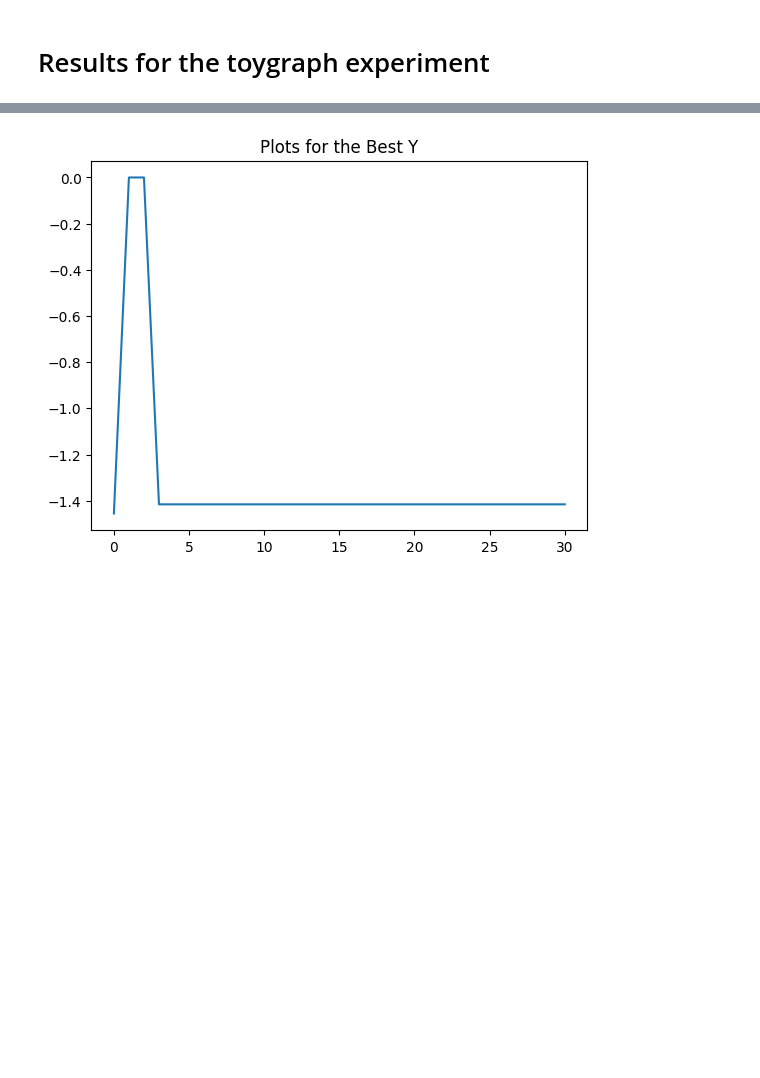
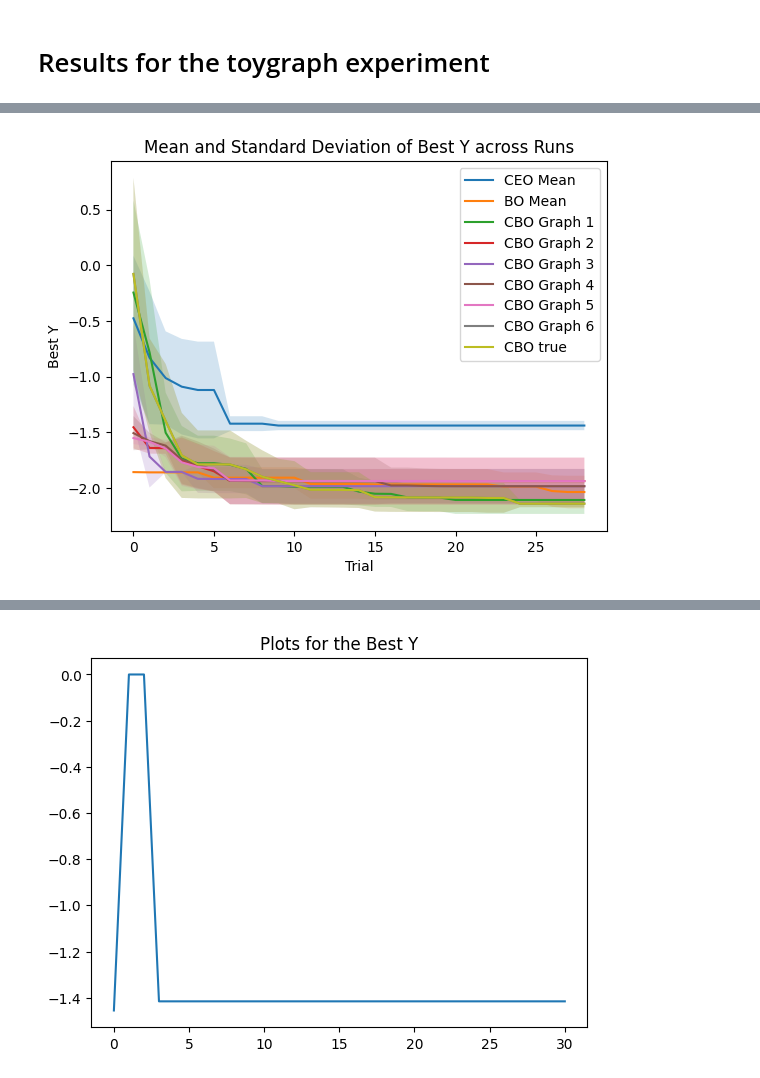
Before and after one commit to FearTheDeer9/AmortizedBayesianOptimization, a Jupyter notebook: results/toygraph_results_notebook.ipynb, the cells around one changed output, grey strips where cells are left out. Saved outputs shown, nothing was run; the diff lists cells and outputs as text; code cells hidden in the pictures; blank space fills up the shorter version.

```diff
--- a/results/toygraph_results_notebook.ipynb
+++ b/results/toygraph_results_notebook.ipynb
@@ -53,0 +109,6 @@ plt.show()
+# %%
+# Load results for each experiment type
+base_path = 'ToyGraph'
+plot_everything(base_path)
+# %% [output]
+[figure, added]
```
Also changed, not shown: parts of 2 cells of this notebook, 5 other files.
